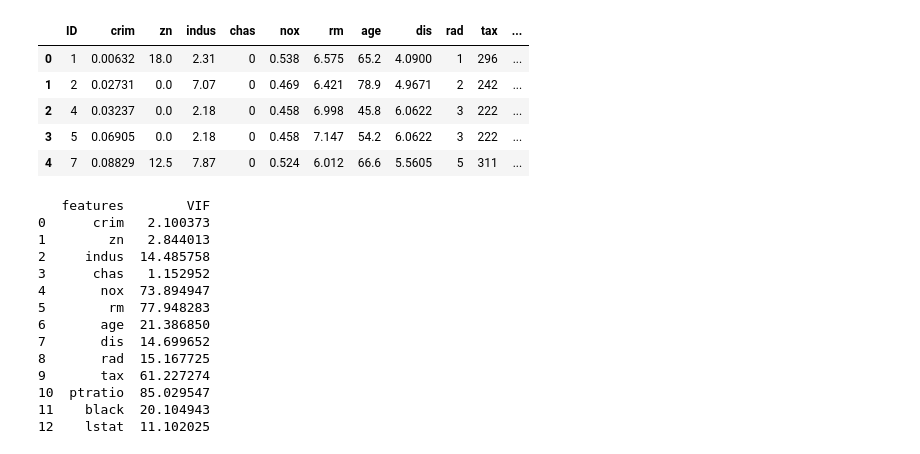
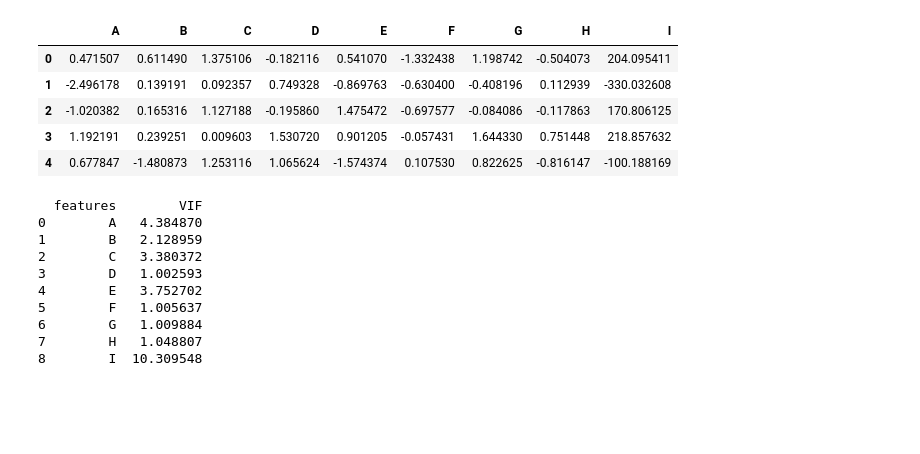
Before and after one commit to cecinuga/MarketAI, a Jupyter notebook: Models/OrderAiTensorflow.ipynb, the cells around one changed output. Cells and saved outputs as stored; diff of their text form; code cells hidden in the pictures; blank space fills up the shorter version.

```diff
--- a/Models/OrderAiTensorflow.ipynb
+++ b/Models/OrderAiTensorflow.ipynb
@@ -83,57 +83,53 @@ def make_dataset(X_data,y_data,k):
 # %%
 california = fetch_california_housing()
 stock = pd.read_csv('../data/datasets/yahoo_stock.csv')
 air = pd.read_csv('../data/datasets/AirQualityUCI.csv')
 housing_train = pd.read_csv("../data/datasets/boston_train.csv")
 housing_test = pd.read_csv("../data/datasets/boston_test.csv")
 housing = pd.concat([housing_train, housing_test])
 total_columns=["A", "B", "C", "D", "E", "F", "G", "H", "I", "J", "K", "L", "M", "N", "O", "P", "Q", "R", "S", "T", "U", "V", "W", "X", "Y", "Z"]
 os.environ['TF_CPP_MIN_LOG_LEVEL'] = '3'
 k = 2
 epochs = 600
 lr = 0.01
 batch_size = 200
 
 #X_train_b, X_test_b, y_train_b, y_test_b = train_test_split(housing.data, housing.target, test_size=0.98, random_state=2)
 XR, yR = make_regression(n_samples=2000, n_features=8, n_informative=5, noise=50, random_state=4)
 X_train2, X_test2, y_train2, y_test2 = train_test_split(XR, yR, test_size=0.20, random_state=2)
 columns = ["{0}".format(total_columns[i]) for i in range(XR.shape[1]+1)]
 dataframe = pd.DataFrame(np.concatenate([XR, np.reshape(yR, [-1, 1])], axis=1), columns=columns)
-dataframe = pd.DataFrame(housing)
+#dataframe = pd.DataFrame(housing)
 
 dataframe.head()
 # %% [output]
-|  | ID | crim | zn | indus | chas | nox | rm | age | dis | rad | tax | ... |
-| 0 | 1 | 0.00632 | 18.0 | 2.31 | 0 | 0.538 | 6.575 | 65.2 | 4.0900 | 1 | 296 | ... |
-| 1 | 2 | 0.02731 | 0.0 | 7.07 | 0 | 0.469 | 6.421 | 78.9 | 4.9671 | 2 | 242 | ... |
-| 2 | 4 | 0.03237 | 0.0 | 2.18 | 0 | 0.458 | 6.998 | 45.8 | 6.0622 | 3 | 222 | ... |
-| 3 | 5 | 0.06905 | 0.0 | 2.18 | 0 | 0.458 | 7.147 | 54.2 | 6.0622 | 3 | 222 | ... |
-| 4 | 7 | 0.08829 | 12.5 | 7.87 | 0 | 0.524 | 6.012 | 66.6 | 5.5605 | 5 | 311 | ... |
+|  | A | B | C | D | E | F | G | H | I |
+| 0 | 0.471507 | 0.611490 | 1.375106 | -0.182116 | 0.541070 | -1.332438 | 1.198742 | -0.504073 | 204.095411 |
+| 1 | -2.496178 | 0.139191 | 0.092357 | 0.749328 | -0.869763 | -0.630400 | -0.408196 | 0.112939 | -330.032608 |
+| 2 | -1.020382 | 0.165316 | 1.127188 | -0.195860 | 1.475472 | -0.697577 | -0.084086 | -0.117863 | 170.806125 |
+| 3 | 1.192191 | 0.239251 | 0.009603 | 1.530720 | 0.901205 | -0.057431 | 1.644330 | 0.751448 | 218.857632 |
+| 4 | 0.677847 | -1.480873 | 1.253116 | 1.065624 | -1.574374 | 0.107530 | 0.822625 | -0.816147 | -100.188169 |
 # %%
-Y = dataframe['medv']
+Y = dataframe['I']
 #S = dataframe['Date']
-X = dataframe.drop(['ID', 'medv'], axis=1)
+X = dataframe.drop(['I'], axis=1)
 
 data = make_dataset(X, Y.values.reshape(Y.shape[0], 1), k)
 vif_data = pd.DataFrame()
-vif_data["features"] = X.columns
-vif_data["VIF"] = [variance_inflation_factor(X.values, i) for i in range(len(X.columns))]
+vif_data["features"] = dataframe.columns
+vif_data["VIF"] = [variance_inflation_factor(dataframe.values, i) for i in range(len(dataframe.columns))]
 print(vif_data)
 # %% [output]
-   features        VIF
-0      crim   2.100373
-1        zn   2.844013
-2     indus  14.485758
-3      chas   1.152952
-4       nox  73.894947
-5        rm  77.948283
-6       age  21.386850
-7       dis  14.699652
-8       rad  15.167725
-9       tax  61.227274
-10  ptratio  85.029547
-11    black  20.104943
-12    lstat  11.102025
+  features        VIF
+0        A   4.384870
+1        B   2.128959
+2        C   3.380372
+3        D   1.002593
+4        E   3.752702
+5        F   1.005637
+6        G   1.009884
+7        H   1.048807
+8        I  10.309548
 # %%
 fig, ax = plt.subplots(figsize=(10,10))
 ax = sns.heatmap(dataframe.corr(), cmap = 'RdGy', annot=True, square=True)
```
Also changed, not shown: parts of 3 cells of this notebook.
